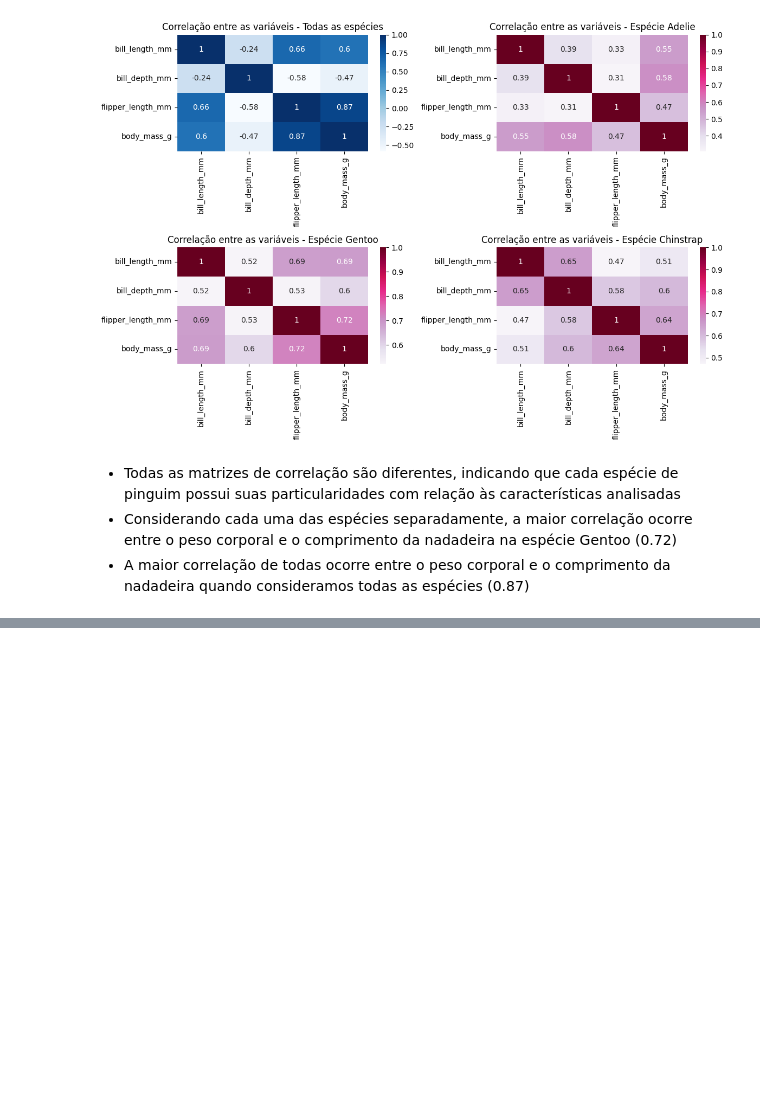
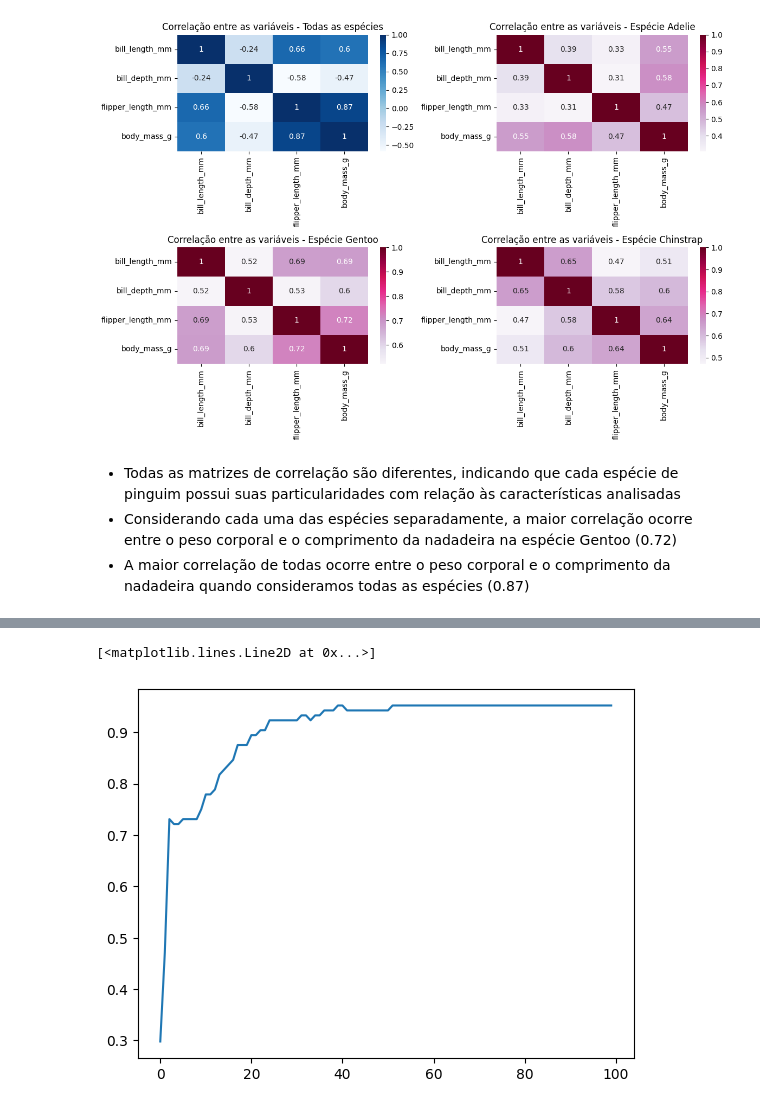
Before and after one commit to carolysg/projeto-pinguins, a Jupyter notebook: penguins.ipynb, the cells around one changed output, grey strips where cells are left out. Cells and saved outputs as stored; diff of their text form; code cells hidden in the pictures; blank space fills up the shorter version.

Commit message:
Redes neurais

```diff
--- a/penguins.ipynb
+++ b/penguins.ipynb
@@ -511,0 +589,36 @@ plt.show()
+# %%
+# Criando a rede neural
+net = Net()
+
+# Otimização
+criterio = nn.CrossEntropyLoss()
+otimizador = optim.Adam(net.parameters(), lr=0.1)
+# %%
+# Dividindo o dataset
+inputs = df_redes.iloc[:,1:]
+outputs = df_redes.iloc[:,:1]
+# %%
+# Treino e teste
+x_treino, x_teste, y_treino, y_teste = train_test_split(inputs, outputs, test_size=0.3)
+
+x_treino = torch.Tensor(x_treino.values)
+x_teste = torch.Tensor(x_teste.values)
+y_treino = torch.Tensor(y_treino.values).long()
+y_teste = torch.Tensor(y_teste.values).long()
+# %%
+# Treinando a rede
+lista = []
+for epoca in range(100):
+    otimizador.zero_grad()
+    out_net = net(x_treino)
+    perda = criterio(out_net, y_treino.squeeze())
+    perda.backward()
+    otimizador.step()
+
+    with torch.no_grad():
+        out_net_test = net(x_teste)
+        acuracia = torch.sum(torch.argmax(out_net_test, dim=1) == y_teste.squeeze()) / y_teste.shape[0]
+
+    print(f'Epoca {epoca}, Perda {perda.item()}, Acurácia {acuracia:.4f}')
+
+    lista.append([epoca, perda.item(), acuracia.item()])
@@ -511,0 +643,9 @@ plt.show()
+# %%
+# Plotando gráfico de acurácia
+x_vals = [t[0] for t in lista]
+y_vals = [t[2] for t in lista]
+
+plt.plot(x_vals, y_vals)
+# %% [output]
+[<matplotlib.lines.Line2D at 0x...>]
+[figure, added]
```
Also changed, not shown: parts of 14 cells of this notebook.
